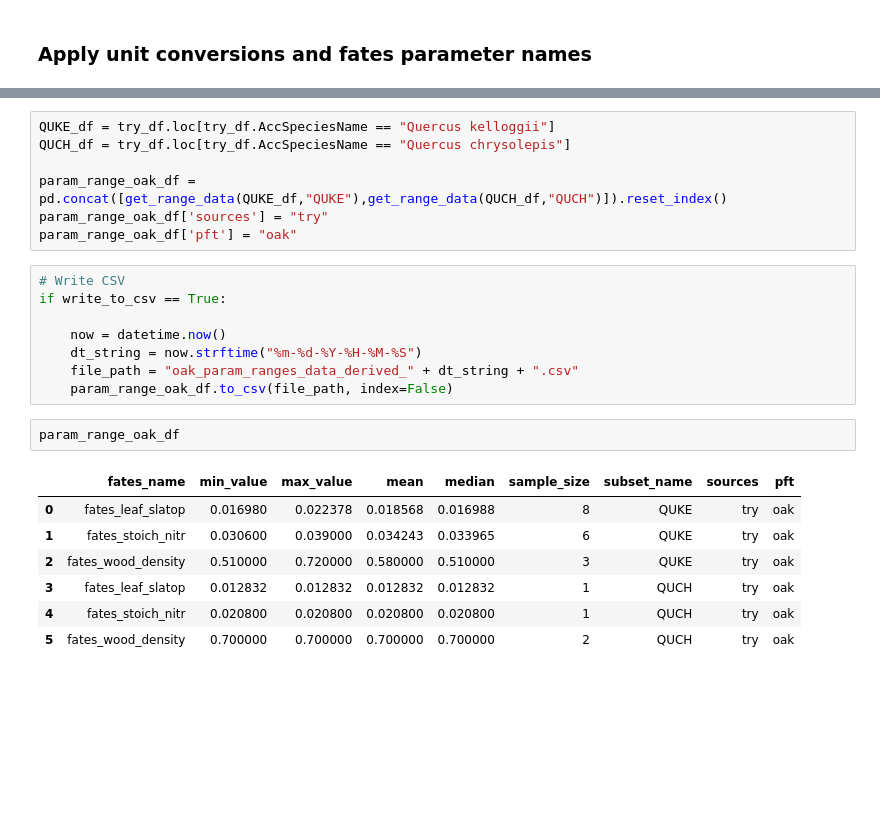
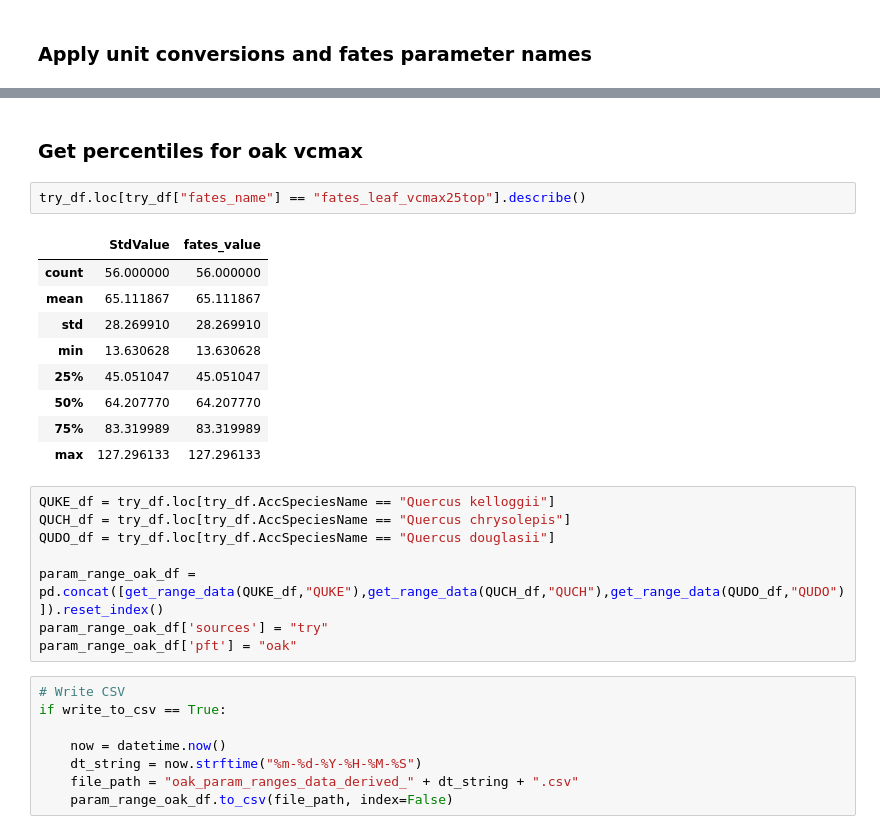
Before and after one commit to adamhb/california-fates, a Jupyter notebook: parameter_ranges/analyze_oak_trait_data.ipynb, the cells around one changed output, grey strips where cells are left out. Drawn from its saved outputs; the diff is of its cells as text; blank space fills up the shorter version.

Commit message:
worked on param ranges

```diff
--- a/parameter_ranges/analyze_oak_trait_data.ipynb
+++ b/parameter_ranges/analyze_oak_trait_data.ipynb
@@ -236,8 +224,23 @@ try_df
+# %% [markdown]
+### Get percentiles for oak vcmax
+# %%
+try_df.loc[try_df["fates_name"] == "fates_leaf_vcmax25top"].describe()
+# %% [output]
+|  | StdValue | fates_value |
+| count | 56.000000 | 56.000000 |
+| mean | 65.111867 | 65.111867 |
+| std | 28.269910 | 28.269910 |
+| min | 13.630628 | 13.630628 |
+| 25% | 45.051047 | 45.051047 |
+| 50% | 64.207770 | 64.207770 |
+| 75% | 83.319989 | 83.319989 |
+| max | 127.296133 | 127.296133 |
 # %%
 QUKE_df = try_df.loc[try_df.AccSpeciesName == "Quercus kelloggii"]
 QUCH_df = try_df.loc[try_df.AccSpeciesName == "Quercus chrysolepis"]
+QUDO_df = try_df.loc[try_df.AccSpeciesName == "Quercus douglasii"]
 
-param_range_oak_df = pd.concat([get_range_data(QUKE_df,"QUKE"),get_range_data(QUCH_df,"QUCH")]).reset_index()
+param_range_oak_df = pd.concat([get_range_data(QUKE_df,"QUKE"),get_range_data(QUCH_df,"QUCH"),get_range_data(QUDO_df,"QUDO")]).reset_index()
 param_range_oak_df['sources'] = "try"
 param_range_oak_df['pft'] = "oak"
 # %%
@@ -248,13 +251,3 @@ if write_to_csv == True:
     dt_string = now.strftime("%m-%d-%Y-%H-%M-%S")
     file_path = "oak_param_ranges_data_derived_" + dt_string + ".csv"
     param_range_oak_df.to_csv(file_path, index=False)
-# %%
-param_range_oak_df
-# %% [output]
-|  | fates_name | min_value | max_value | mean | median | sample_size | subset_name | sources | pft |
-| 0 | fates_leaf_slatop | 0.016980 | 0.022378 | 0.018568 | 0.016988 | 8 | QUKE | try | oak |
-| 1 | fates_stoich_nitr | 0.030600 | 0.039000 | 0.034243 | 0.033965 | 6 | QUKE | try | oak |
-| 2 | fates_wood_density | 0.510000 | 0.720000 | 0.580000 | 0.510000 | 3 | QUKE | try | oak |
-| 3 | fates_leaf_slatop | 0.012832 | 0.012832 | 0.012832 | 0.012832 | 1 | QUCH | try | oak |
-| 4 | fates_stoich_nitr | 0.020800 | 0.020800 | 0.020800 | 0.020800 | 1 | QUCH | try | oak |
-| 5 | fates_wood_density | 0.700000 | 0.700000 | 0.700000 | 0.700000 | 2 | QUCH | try | oak |
```
Also changed, not shown: parts of 9 cells of this notebook, 10 other files.
